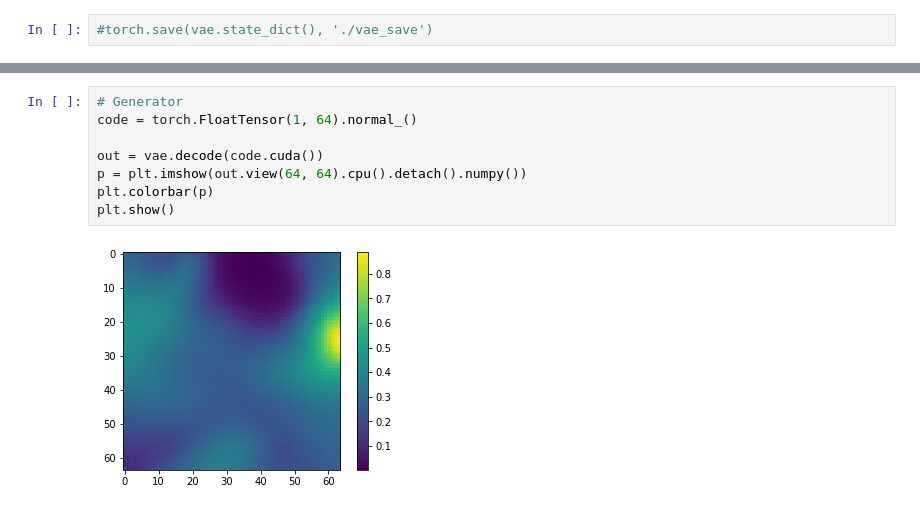
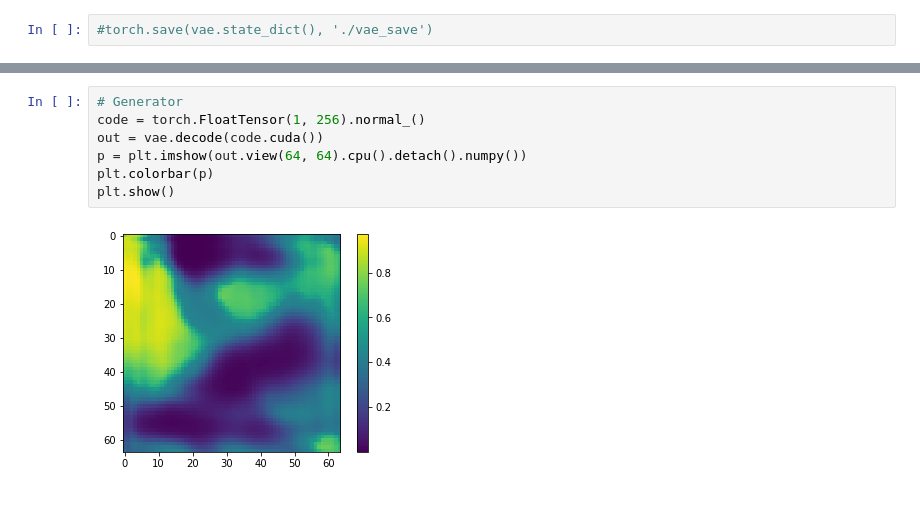
Before and after one commit to nikitakuchur/landscape-generator, a Jupyter notebook: vae.ipynb, the cells around one changed output, grey strips where cells are left out. Saved outputs shown, nothing was run; the diff lists cells and outputs as text.

```diff
--- a/vae.ipynb
+++ b/vae.ipynb
@@ -194,10 +197,9 @@ vae.load_state_dict(torch.load('./vae_save'))
 # %%
 # Generator
-code = torch.FloatTensor(1, 64).normal_()
-
+code = torch.FloatTensor(1, 256).normal_()
 out = vae.decode(code.cuda())
 p = plt.imshow(out.view(64, 64).cpu().detach().numpy())
 plt.colorbar(p)
 plt.show()
 # %% [output]
-[figure, old version]
+[figure, new version]
```
Also changed, not shown: parts of 4 cells of this notebook, 1 other file.
